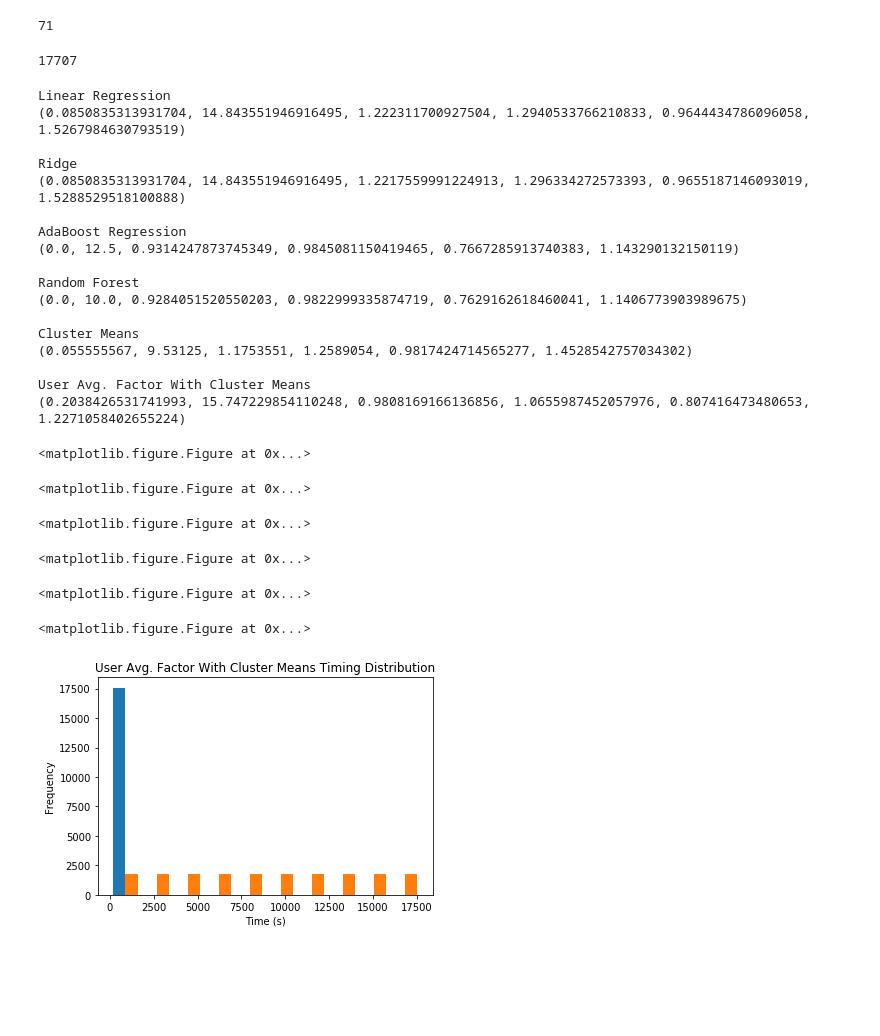
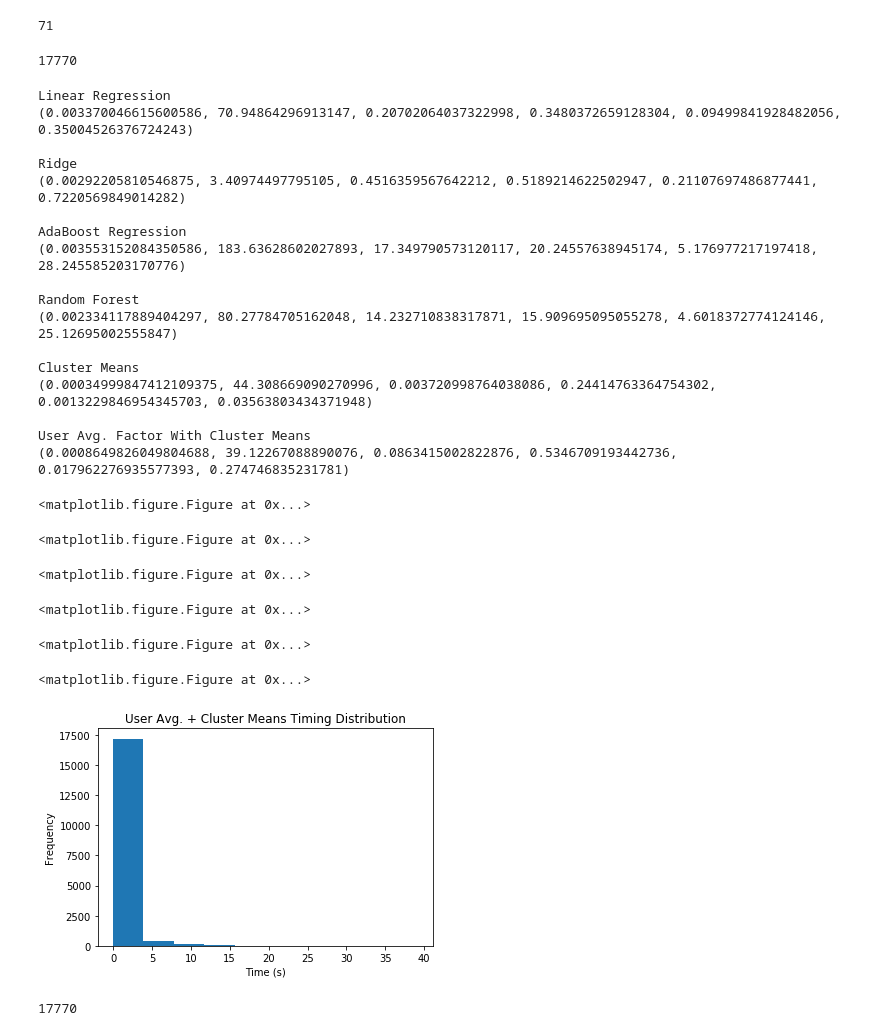
Before and after one commit to tom-robbins/netflix-ml, a Jupyter notebook: results.ipynb, the cells around one changed output. Saved outputs shown, nothing was run; the diff lists cells and outputs as text; code cells hidden in the pictures; blank space fills up the shorter version.

Commit message:
images

```diff
--- a/results.ipynb
+++ b/results.ipynb
@@ -97,17 +97,15 @@ for i in range(11):
         d = pickle.load(infile)
         random_forest_results = merge_dicts(random_forest_results, d)
 
-for i in range(11):
-    with open('pickle/cluster_means_results_%d.pickle' % i, 'r') as infile:
+for i in range(10):
+    with open('pickle/vanilla_cluster_results_%d.pickle' % i, 'r') as infile:
         d = pickle.load(infile)
         print len(d.keys())
-        print summary(d.keys())
         cluster_means_results = merge_dicts(cluster_means_results, d)
 print
-for i in range(11):
-    with open('pickle/user_avg_results_%d.pickle' % i, 'r') as infile:
+for i in range(10):
+    with open('pickle/final_cluster_results_%d.pickle' % i, 'r') as infile:
         d = pickle.load(infile)
         print len(d.keys())
-        print summary(d.keys())
         user_avg_results = merge_dicts(user_avg_results, d)
 # %% [output]
@@ -292,9 +290,9 @@ for i in range(10,11):
         d = pickle.load(infile)
         cluster_means_results = merge_dicts(cluster_means_results, d)
 # %%
-len(cluster_means_results.keys())
+len(user_avg_results.keys())
 # %% [output]
-17707
+17770
 # %%
 result_dicts = [
     linear_regression_results,
@@ -318,44 +316,48 @@ def summary(arr):
 
 for results, name in zip(result_dicts, result_names):
     print name
-    print summary(np.array(list_nested_dict_key(results, 'mse')))
+    print summary(np.array(list_nested_dict_key(results, 'regr_time')))
     print
 # %% [output]
 Linear Regression
-(0.0850835313931704, 14.843551946916495, 1.222311700927504, 1.2940533766210833, 0.9644434786096058, 1.5267984630793519)
+(0.003370046615600586, 70.94864296913147, 0.20702064037322998, 0.3480372659128304, 0.09499841928482056, 0.35004526376724243)
 
 Ridge
-(0.0850835313931704, 14.843551946916495, 1.2217559991224913, 1.296334272573393, 0.9655187146093019, 1.5288529518100888)
+(0.00292205810546875, 3.40974497795105, 0.4516359567642212, 0.5189214622502947, 0.21107697486877441, 0.7220569849014282)
 
 AdaBoost Regression
-(0.0, 12.5, 0.9314247873745349, 0.9845081150419465, 0.7667285913740383, 1.143290132150119)
+(0.003553152084350586, 183.63628602027893, 17.349790573120117, 20.24557638945174, 5.176977217197418, 28.245585203170776)
 
 Random Forest
-(0.0, 10.0, 0.9284051520550203, 0.9822999335874719, 0.7629162618460041, 1.1406773903989675)
+(0.002334117889404297, 80.27784705162048, 14.232710838317871, 15.909695095055278, 4.6018372774124146, 25.12695002555847)
 
 Cluster Means
-(0.055555567, 9.53125, 1.1753551, 1.2589054, 0.9817424714565277, 1.4528542757034302)
+(0.00034999847412109375, 44.308669090270996, 0.003720998764038086, 0.24414763364754302, 0.0013229846954345703, 0.03563803434371948)
 
 User Avg. Factor With Cluster Means
-(0.2038426531741993, 15.747229854110248, 0.9808169166136856, 1.0655987452057976, 0.807416473480653, 1.2271058402655224)
+(0.0008649826049804688, 39.12267088890076, 0.0863415002822876, 0.5346709193442736, 0.017962276935577393, 0.274746835231781)
 # %%
 for results, name in zip(result_dicts, result_names):
     plt.clf()
     r2_plot = plt.figure()
     r2_ax = r2_plot.add_subplot(1, 1, 1)
-    data = reject_outliers(np.array(list_nested_dict_key(results, 'data_time')) + np.array(list_nested_dict_key(results, 'regr_time')))
+    data = np.array(list_nested_dict_key(results, 'regr_time'))
 
     n, bins, patches = r2_ax.hist(data)
     r2_ax.set_xlabel('Time (s)')
     r2_ax.set_ylabel('Frequency')
     plt.title('%s Timing Distribution' % name)
     r2_plot.show()
     r2_plot.savefig('results/%s_timing_dist.png' % name.split()[0])
 # %% [output]
 <matplotlib.figure.Figure at 0x...>
 <matplotlib.figure.Figure at 0x...>
 <matplotlib.figure.Figure at 0x...>
 <matplotlib.figure.Figure at 0x...>
 <matplotlib.figure.Figure at 0x...>
 <matplotlib.figure.Figure at 0x...>
-[figure, old version]
+[figure, new version]
+# %%
+print len(random_forest_results.keys())
+# %% [output]
+17770
```
Also changed, not shown: parts of 3 cells of this notebook, 12 other files.
